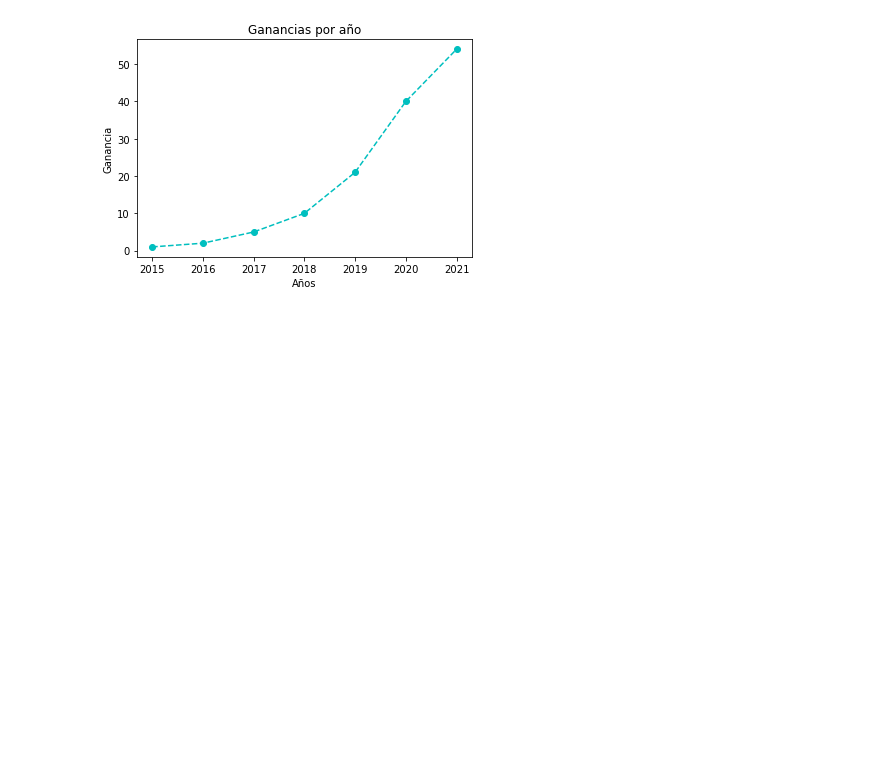
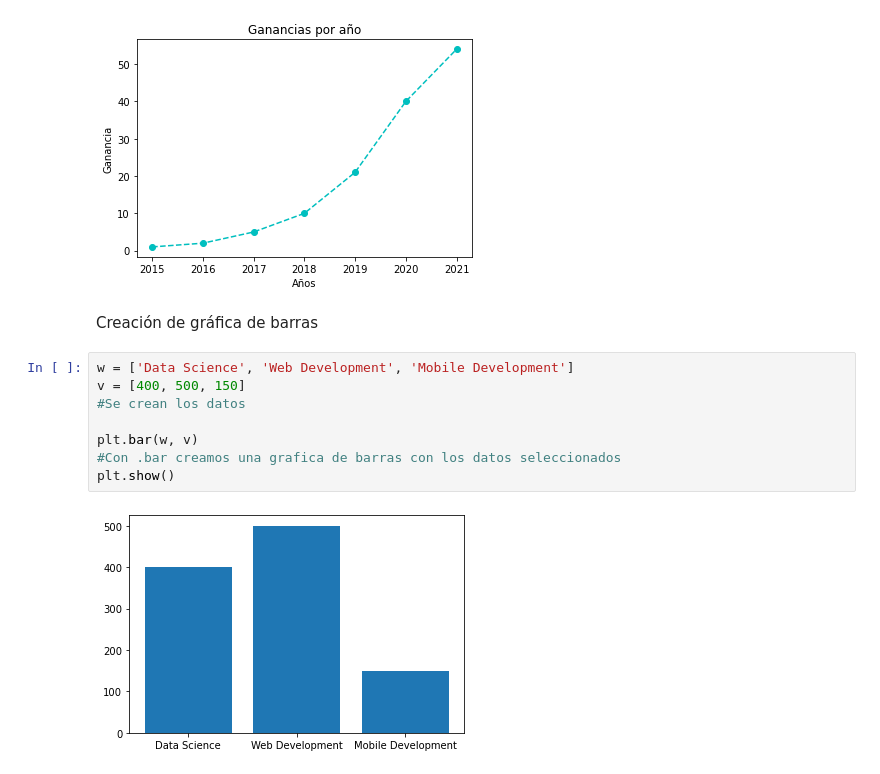
Before and after one commit to ManuelVoiden/DA, a Jupyter notebook: Python/Datacademy/Clase49.ipynb, the cells around one changed output. Saved outputs shown, nothing was run; the diff lists cells and outputs as text; blank space fills up the shorter version.

Commit message:
Created histogram grpah

```diff
--- a/Python/Datacademy/Clase49.ipynb
+++ b/Python/Datacademy/Clase49.ipynb
@@ -31,3 +31,15 @@ plt.title('Ganancias por año')
 plt.show()
 # %% [output]
 [figure]
+# %% [markdown]
+Creación de gráfica de barras
+# %%
+w = ['Data Science', 'Web Development', 'Mobile Development']
+v = [400, 500, 150]
+#Se crean los datos
+
+plt.bar(w, v)
+#Con .bar creamos una grafica de barras con los datos seleccionados
+plt.show()
+# %% [output]
+[figure, added]
```
Also changed, not shown: parts of 2 cells of this notebook.
